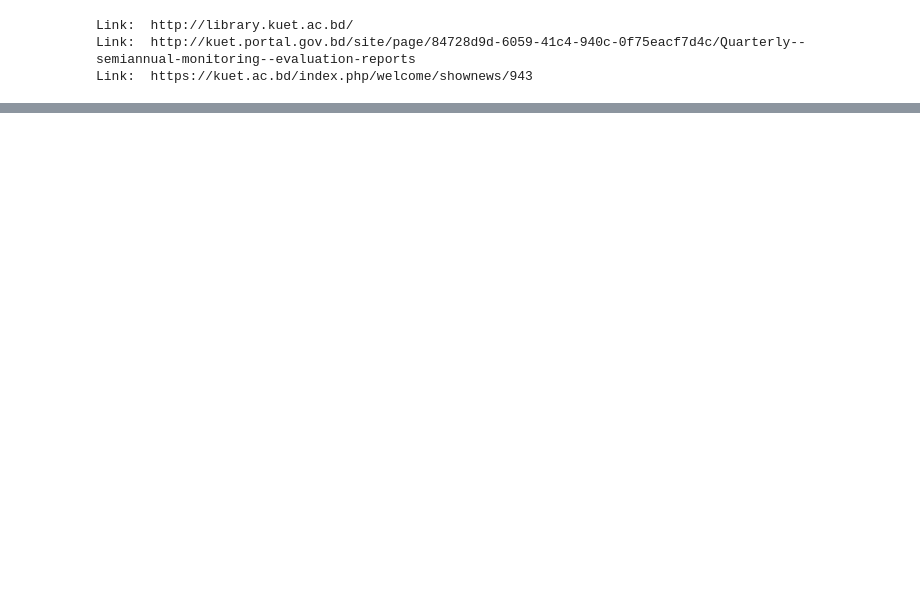
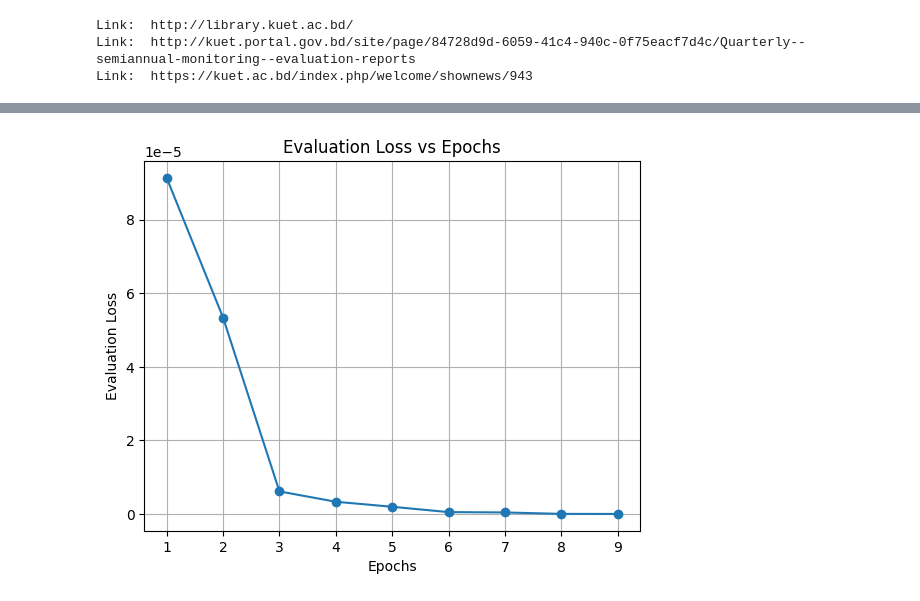
Before and after one commit to shahidul034/LLM-based-QA-chatbot-builder, a Jupyter notebook: UI/testing.ipynb, the cells around one changed output, grey strips where cells are left out. Drawn from its saved outputs; the diff is of its cells as text; code cells hidden in the pictures; blank space fills up the shorter version.

```diff
--- a/UI/testing.ipynb
+++ b/UI/testing.ipynb
@@ -295,0 +389,51 @@ tokenizer.push_to_hub(repo_id=f"My_model_{model_name}",token=hf)
+# %%
+import matplotlib.pyplot as plt
+
+# Given numbers
+numbers = [
+    9.069988300325349e-05,
+    7.004399230936542e-05,
+    9.137028973782435e-05,
+    5.340397547115572e-05,
+    5.0301870942348614e-05,
+    9.043936188390944e-06,
+    4.6886875679774676e-06,
+    4.490133960644016e-06,
+    6.136821866675746e-06,
+    3.3243470625166083e-06,
+    2.348009729757905e-06,
+    2.1804094103572425e-06,
+    1.958705070137512e-06,
+    6.988730092416517e-07,
+    5.00343162457284e-07,
+    4.1343139400851214e-07,
+    5.06081335061026e-07,
+    7.039822662591178e-07,
+    5.087575800644117e-07,
+    2.0332389993882316e-08,
+    1.718821529550496e-08,
+    1.5028433608677005e-08,
+    3.9828059072988253e-08,
+    2.8266715190738978e-08,
+    2.1497044144780375e-08,
+    9.854548288501519e-09
+]
+
+# Sorting the numbers in descending order
+numbers.sort(reverse=True)
+
+# Selecting every 3rd number for plotting
+selected_numbers = numbers[::3]
+
+# Creating x-axis values (epochs)
+epochs = list(range(1, len(selected_numbers) + 1))
+
+# Plotting the curve
+plt.plot(epochs, selected_numbers, marker='o', linestyle='-')
+plt.xlabel('Epochs')
+plt.ylabel('Evaluation Loss')
+plt.title('Evaluation Loss vs Epochs')
+plt.grid(True)
+plt.show()
+# %% [output]
+[figure, added]
```
Also changed, not shown: parts of 2 cells of this notebook, 32 other files.
